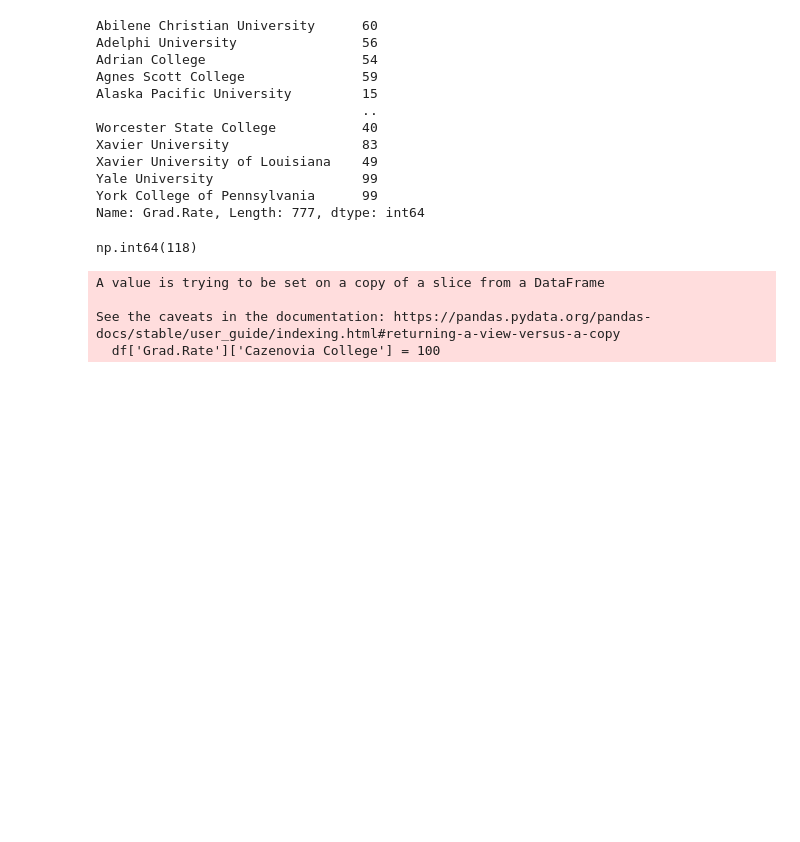
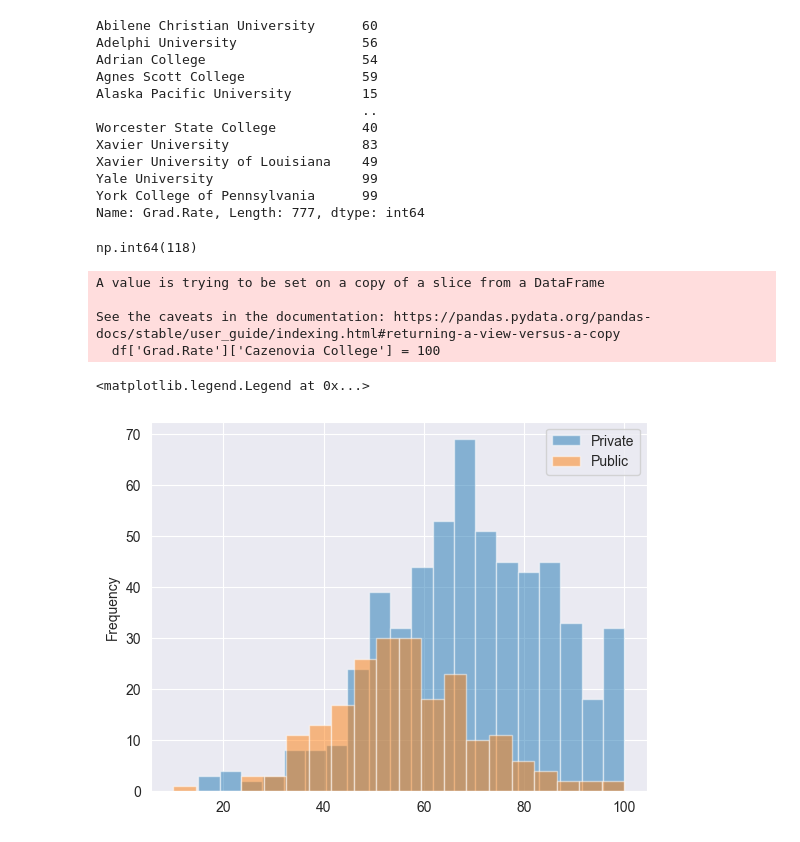
Before and after one commit to ludiemert/Unsupervised_Models, a Jupyter notebook: 2_K_Means_Clustering_Project/K_Means_Clustering_Project .ipynb, the cells around one changed output. Drawn from its saved outputs; the diff is of its cells as text; code cells hidden in the pictures; blank space fills up the shorter version.

```diff
--- a/2_K_Means_Clustering_Project/K_Means_Clustering_Project .ipynb
+++ b/2_K_Means_Clustering_Project/K_Means_Clustering_Project .ipynb
@@ -254,3 +254,26 @@ A value is trying to be set on a copy of a slice from a DataFrame
 
 See the caveats in the documentation: https://pandas.pydata.org/pandas-docs/stable/user_guide/indexing.html#returning-a-view-versus-a-copy
   df['Grad.Rate']['Cazenovia College'] = 100
+# %%
+# ver o resultado sem escola acima de 100%
+
+bins = 20
+
+df[df['Private'] == 'Yes']['Grad.Rate'].plot(
+    kind='hist',
+    bins=bins,
+    alpha=0.5,
+    label='Private'
+)
+
+df[df['Private'] == 'No']['Grad.Rate'].plot(
+    kind='hist',
+    bins=bins,
+    alpha=0.5,
+    label='Public'
+)
+
+plt.legend()
+# %% [output]
+<matplotlib.legend.Legend at 0x...>
+[figure, added]
```
Also changed, not shown: parts of 1 cell of this notebook, 1 other file.
